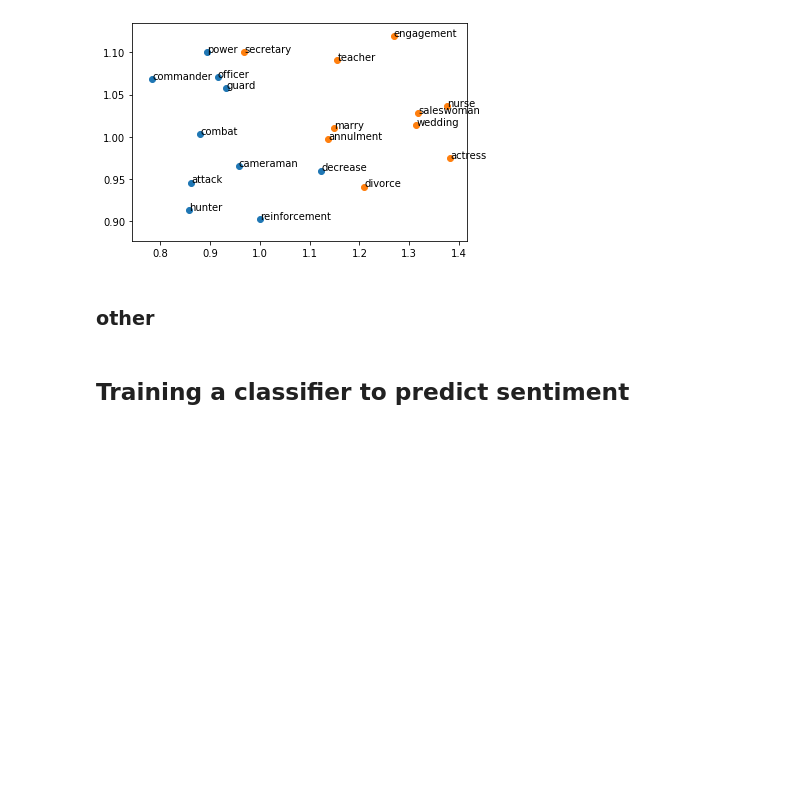
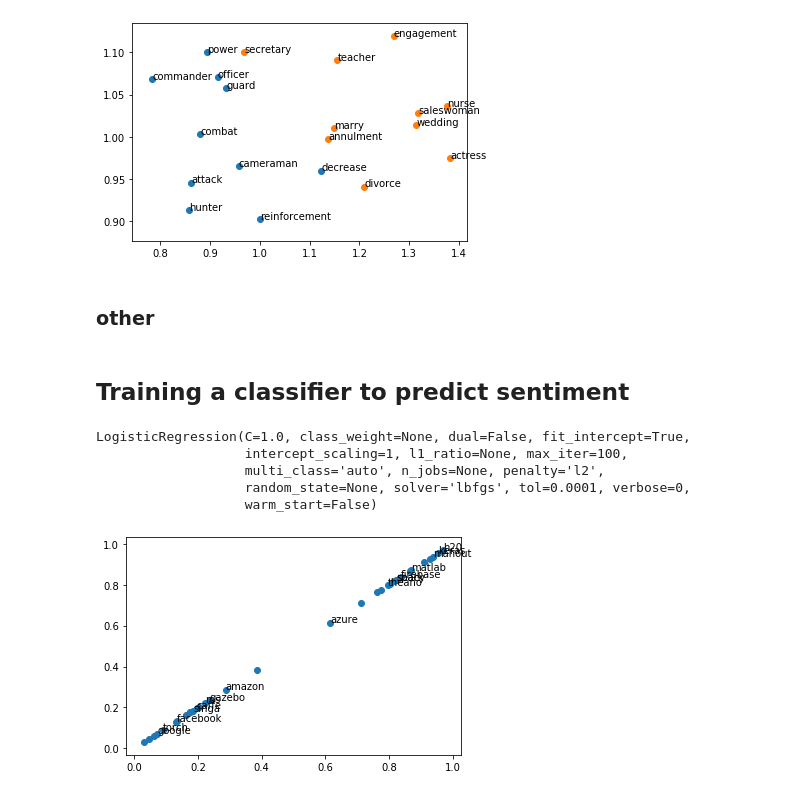
Before and after one commit to flono/BiasInWordEmbeddings, a Jupyter notebook: WordEmbeddings.ipynb, the cells around one changed output. Drawn from its saved outputs; the diff is of its cells as text; code cells hidden in the pictures; blank space fills up the shorter version.

Commit message:
added logistic regression classifier to detect bias

```diff
--- a/WordEmbeddings.ipynb
+++ b/WordEmbeddings.ipynb
@@ -61,8 +64,8 @@ with open("data/glove.6B.100d.txt", 'r') as f:
 # %%
 # Choose embedding to work with
 
-#embeddings_dict = embeddings_dict_smol
-embeddings_dict = embeddings_dict_big
+embeddings_dict = embeddings_dict_smol
+#embeddings_dict = embeddings_dict_big
 # %%
 # random words option 1
 # 2 x 50 random words to compare the companies against.
@@ -666,0 +694,19 @@ positive_data =
+# %%
+X = positive_embed + negative_embed
+y = [1]*len(positive_embed) + [0]*len(negative_embed)
+
+df = pd.DataFrame([X,y], dtype = float).T
+
+df = df.iloc[np.random.permutation(len(df))]
+
+test = df[0:1000]
+train = df[1000:len(df)]
+# %%
+model = LogisticRegression(solver='lbfgs')
+model.fit(list(train[0]), list(train[1]))
+# %% [output]
+LogisticRegression(C=1.0, class_weight=None, dual=False, fit_intercept=True,
+                   intercept_scaling=1, l1_ratio=None, max_iter=100,
+                   multi_class='auto', n_jobs=None, penalty='l2',
+                   random_state=None, solver='lbfgs', tol=0.0001, verbose=0,
+                   warm_start=False)
@@ -666,0 +715,9 @@ positive_data =
+# %%
+frm_values = [model.predict_proba(embeddings_dict[frm].reshape(1, -1)) for frm in frameworks if frm in embeddings_dict]
+frm_names = [frm for frm in frameworks if frm in embeddings_dict]
+# %%
+plt.scatter(frm_values,frm_values)
+for i, name in enumerate(frm_names):
+    plt.annotate(name, (frm_values[i][0][0], frm_values[i][0][0]))
+# %% [output]
+[figure, added]
```
Also changed, not shown: parts of 4 cells of this notebook, 1 other file.
